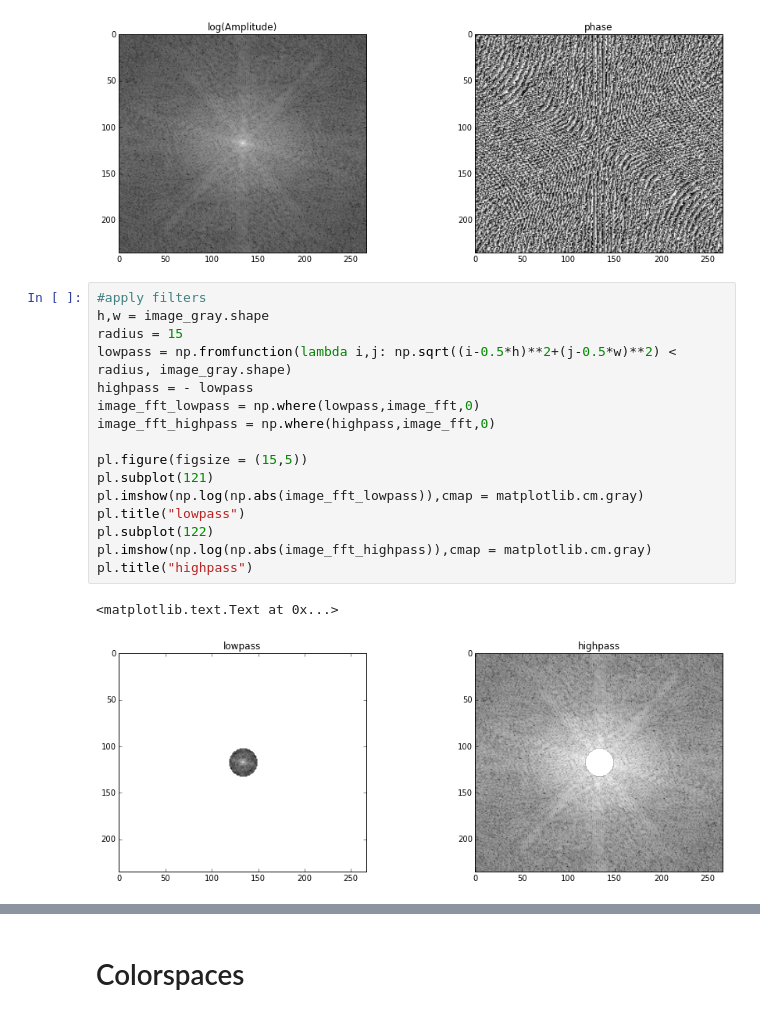
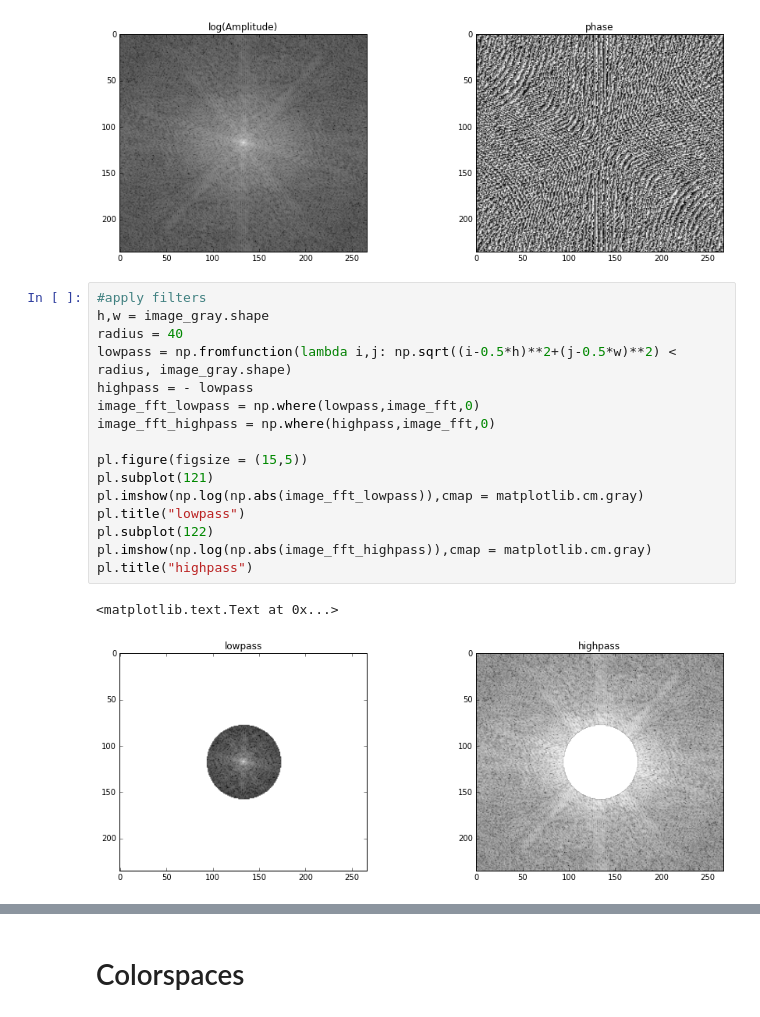
Before and after one commit to MPIDS/Python-Course, a Jupyter notebook: 04b-image-processing/presentation.ipynb, the cells around one changed output, grey strips where cells are left out. Drawn from its saved outputs; the diff is of its cells as text.

Commit message:
Image Processing: update

```diff
--- a/04b-image-processing/presentation.ipynb
+++ b/04b-image-processing/presentation.ipynb
@@ -92,22 +104,22 @@ pl.title("phase")
 # %%
 #apply filters
 h,w = image_gray.shape
-radius = 15
+radius = 40
 lowpass = np.fromfunction(lambda i,j: np.sqrt((i-0.5*h)**2+(j-0.5*w)**2) < radius, image_gray.shape)
 highpass = - lowpass
 image_fft_lowpass = np.where(lowpass,image_fft,0)
 image_fft_highpass = np.where(highpass,image_fft,0)
 
 pl.figure(figsize = (15,5))
 pl.subplot(121)
 pl.imshow(np.log(np.abs(image_fft_lowpass)),cmap = matplotlib.cm.gray)
 pl.title("lowpass")
 pl.subplot(122)
 pl.imshow(np.log(np.abs(image_fft_highpass)),cmap = matplotlib.cm.gray)
 pl.title("highpass")
 # %% [output]
 <matplotlib.text.Text at 0x...>
-[figure, old version]
+[figure, new version]
 # %%
 #inverse fourier transformation
 image_ifft_lowpass = np.fft.ifft2(np.fft.ifftshift(image_fft_lowpass))
```
Also changed, not shown: parts of 19 cells of this notebook, 4 other files.
